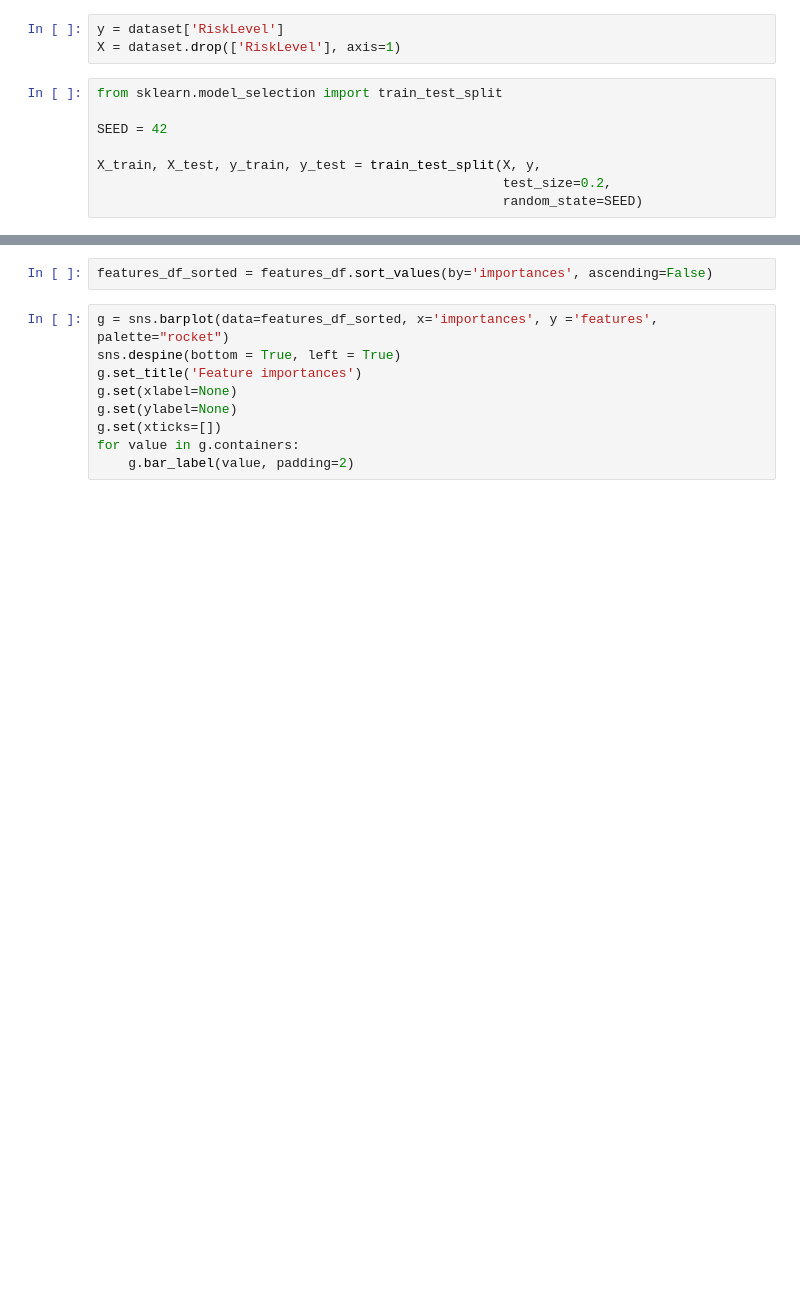
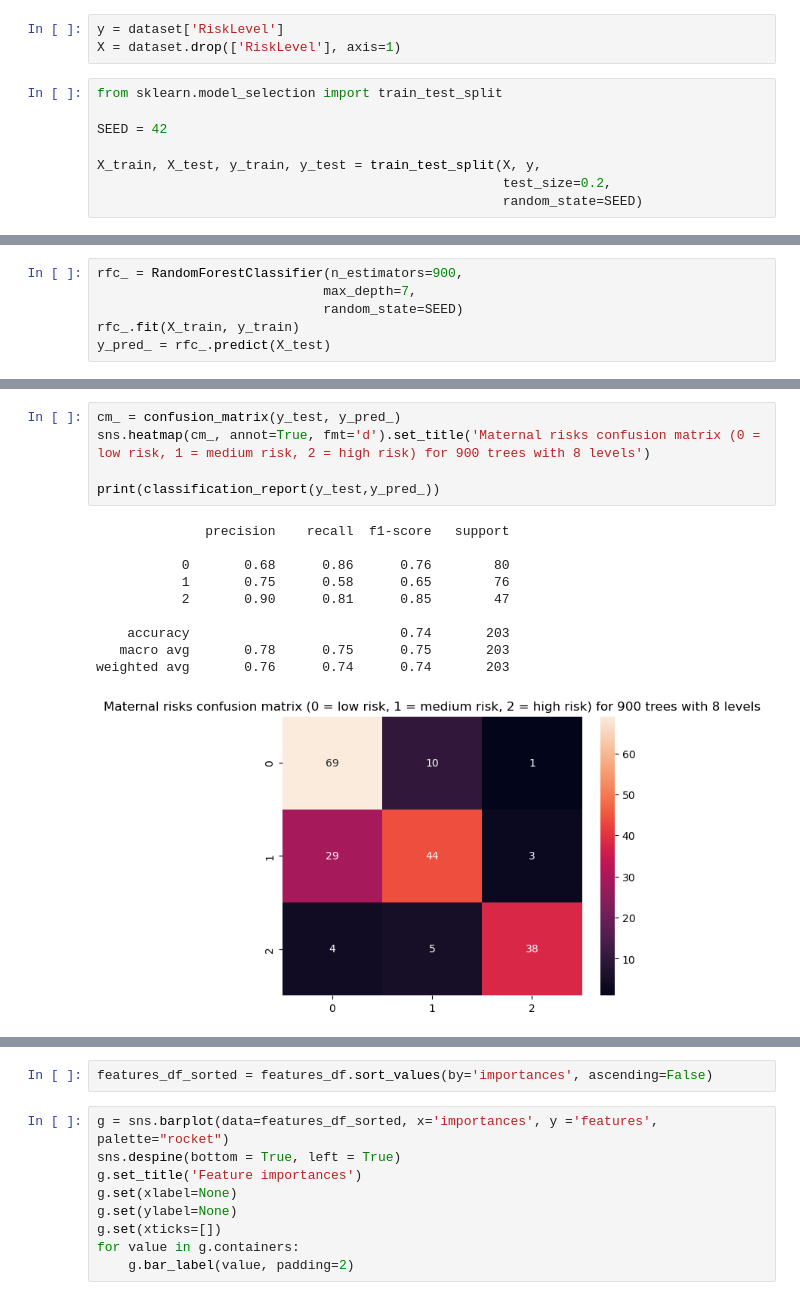
Before and after one commit to cassiasamp/logreg, a Jupyter notebook: notebooks/random-forest/random-forest.ipynb, the cells around one changed output, grey strips where cells are left out. Saved outputs shown, nothing was run; the diff lists cells and outputs as text; blank space fills up the shorter version.

```diff
--- a/notebooks/random-forest/random-forest.ipynb
+++ b/notebooks/random-forest/random-forest.ipynb
@@ -101,2 +132,8 @@ y_pred = rfc.predict(X_test)
+# %%
+rfc_ = RandomForestClassifier(n_estimators=900,
+                             max_depth=7,
+                             random_state=SEED)
+rfc_.fit(X_train, y_train)
+y_pred_ = rfc_.predict(X_test)
 # %%
 from sklearn import tree
@@ -154,0 +187,16 @@ weighted avg       0.83      0.82      0.82       203
+# %%
+cm_ = confusion_matrix(y_test, y_pred_)
+sns.heatmap(cm_, annot=True, fmt='d').set_title('Maternal risks confusion matrix (0 = low risk, 1 = medium risk, 2 = high risk) for 900 trees with 8 levels')
+
+print(classification_report(y_test,y_pred_))
+# %% [output]
+              precision    recall  f1-score   support
+
+           0       0.68      0.86      0.76        80
+           1       0.75      0.58      0.65        76
+           2       0.90      0.81      0.85        47
+
+    accuracy                           0.74       203
+   macro avg       0.78      0.75      0.75       203
+weighted avg       0.76      0.74      0.74       203
+[figure, added]
```
Also changed, not shown: parts of 24 cells of this notebook.
